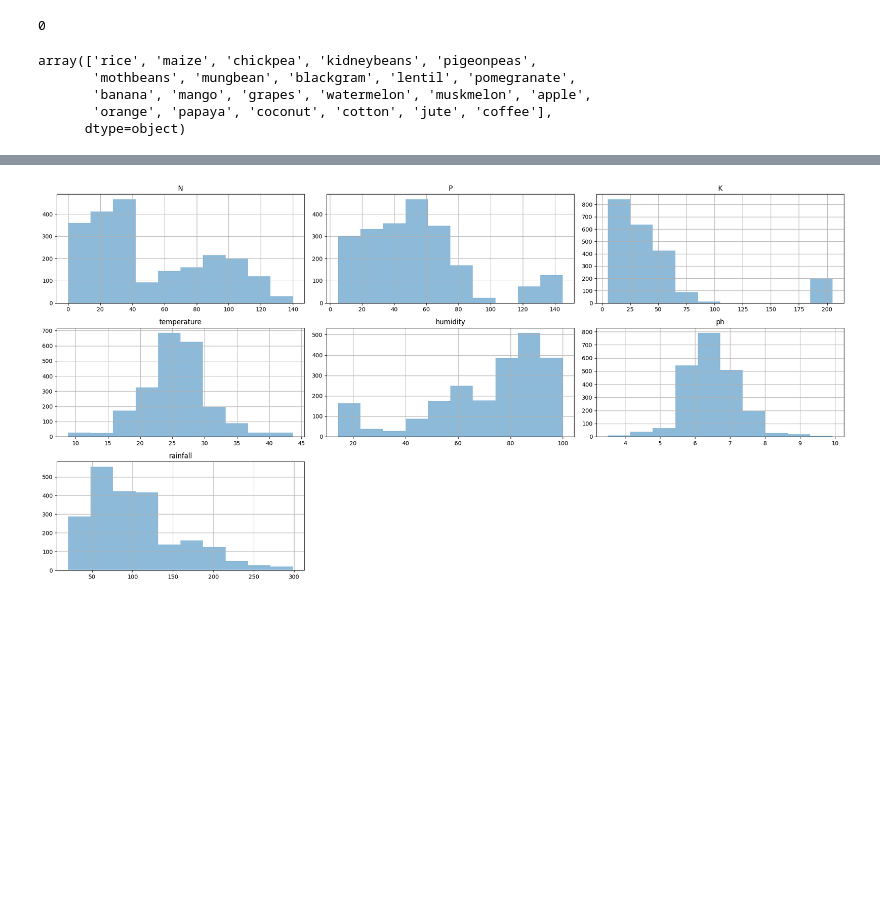
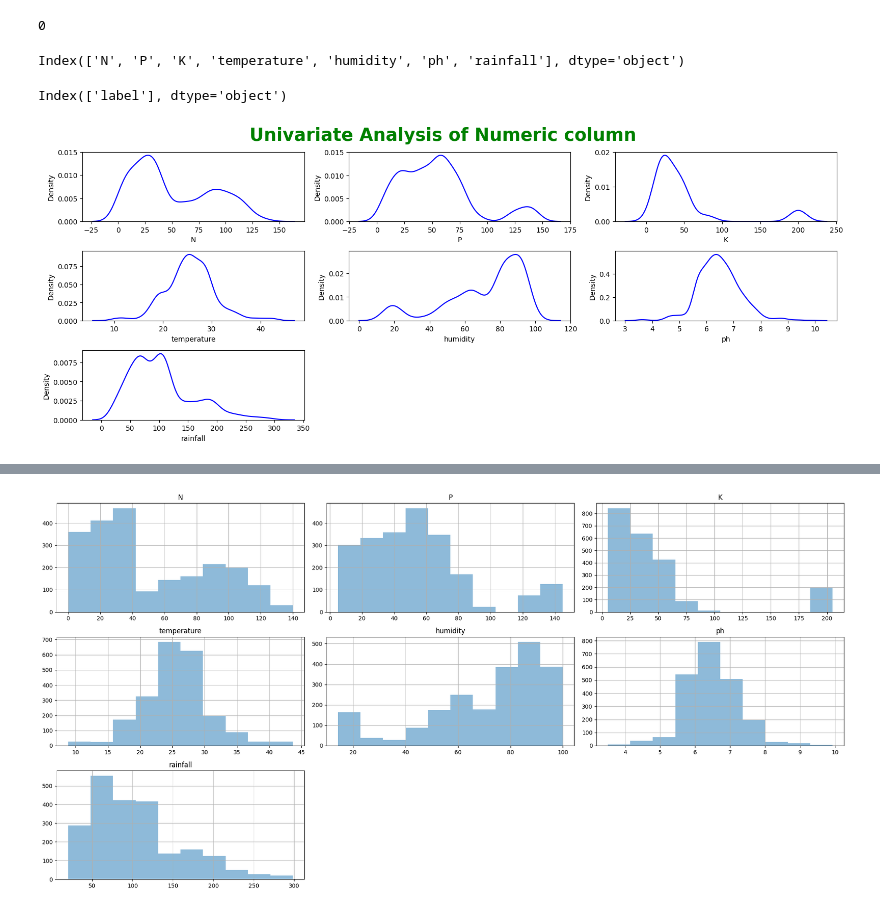
Before and after one commit to DipeshDhote/crop_recommendation, a Jupyter notebook: notebook/data/EDA.ipynb, the cells around one changed output, grey strips where cells are left out. Drawn from its saved outputs; the diff is of its cells as text; code cells hidden in the pictures; blank space fills up the shorter version.

```diff
--- a/notebook/data/EDA.ipynb
+++ b/notebook/data/EDA.ipynb
@@ -94,11 +94,25 @@ dtype: int64
 data.duplicated().sum()
 # %% [output]
 0
-# %%
-data['label'].unique()
-# %% [output]
-array(['rice', 'maize', 'chickpea', 'kidneybeans', 'pigeonpeas',
-       'mothbeans', 'mungbean', 'blackgram', 'lentil', 'pomegranate',
-       'banana', 'mango', 'grapes', 'watermelon', 'muskmelon', 'apple',
-       'orange', 'papaya', 'coconut', 'cotton', 'jute', 'coffee'],
-      dtype=object)
+# %%
+numeric_col = data.select_dtypes(exclude='object').columns
+categoric_col = data.select_dtypes(include='object').columns
+# %%
+numeric_col
+# %% [output]
+Index(['N', 'P', 'K', 'temperature', 'humidity', 'ph', 'rainfall'], dtype='object')
+# %%
+categoric_col
+# %% [output]
+Index(['label'], dtype='object')
+# %%
+plt.figure(figsize=(16,10))
+plt.suptitle("Univariate Analysis of Numeric column",fontsize=25,fontweight='bold',color='g')
+
+for col in range(len(numeric_col)):
+    plt.subplot(5,3,col+1)
+    sns.kdeplot(x=data[numeric_col[col]],color='b')
+    plt.xlabel(numeric_col[col])
+    plt.tight_layout()
+# %% [output]
+[figure, added]
```
Also changed, not shown: parts of 2 cells of this notebook.
